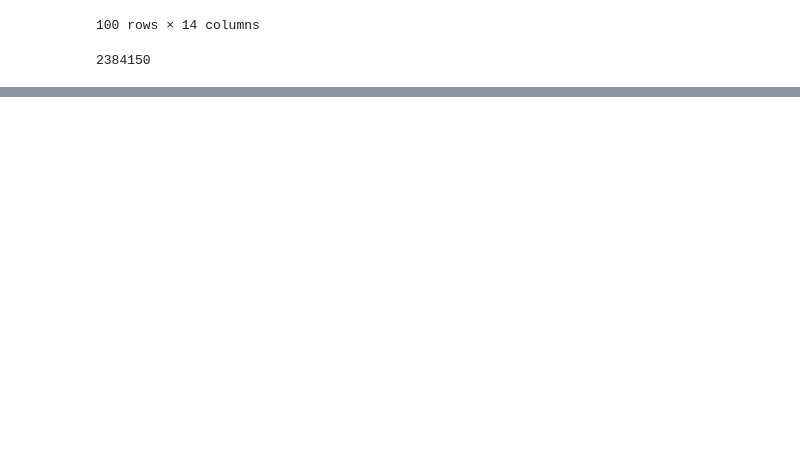
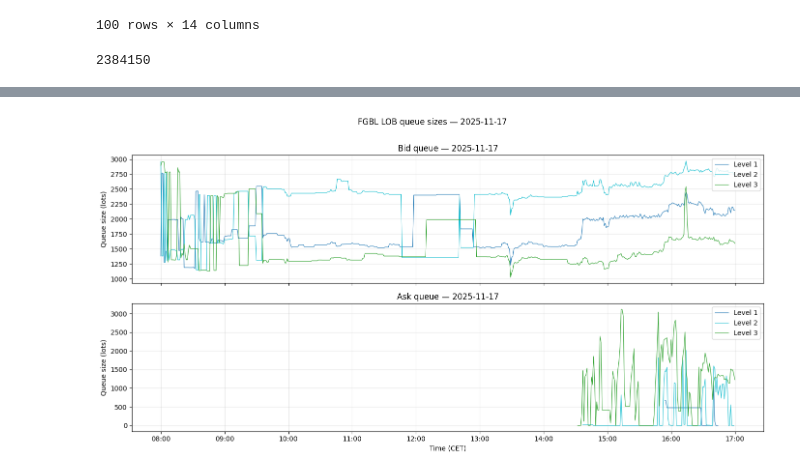
Before and after one commit to MrMay0/queue-reactive-models, a Jupyter notebook: notebooks/01_data_exploration.ipynb, the cells around one changed output, grey strips where cells are left out. Saved outputs shown, nothing was run; the diff lists cells and outputs as text; code cells hidden in the pictures; blank space fills up the shorter version.

```diff
--- a/notebooks/01_data_exploration.ipynb
+++ b/notebooks/01_data_exploration.ipynb
@@ -92,0 +104,13 @@ df_all.head()
+# %%
+import pandas as pd
+import numpy as np
+import matplotlib.pyplot as plt
+from datetime import date
+
+# Load event flow for 2025-11-17
+df_flow = pd.read_parquet("../data/processed/FGBL_event_flow.parquet")
+df_day = df_flow[df_flow["date"] == date(2025, 11, 17)].copy()
+
+print(f"Events on 2025-11-17: {len(df_day):,}")
+print(f"p_ref range: {df_day['p_ref'].min():.3f} – {df_day['p_ref'].max():.3f}")
+df_day.head()
@@ -92,0 +216,35 @@ df_all.head()
+# %%
+import matplotlib.dates as mdates
+
+# Compute q_after for every event on 2025-11-17
+df_plot = df_day.copy()
+df_plot["q_after"] = df_plot.apply(
+    lambda r: max(0, r["q_before"] + r["size"] if r["eta"] == "L" else r["q_before"] - r["size"]),
+    axis=1,
+)
+
+fig, axes = plt.subplots(2, 1, figsize=(14, 7), sharex=True)
+
+colors = {1: "tab:blue", 2: "tab:cyan", 3: "tab:green"}
+
+for ax, side, label in zip(axes, ["B", "A"], ["Bid", "Ask"]):
+    df_side = df_plot[df_plot["side"] == side]
+    for lvl in [1, 2, 3]:
+        df_lvl = df_side[df_side["level"] == lvl][["q_after"]].copy()
+        # Resample to 1-minute intervals, taking the last observed q_after
+        df_lvl_1m = df_lvl.resample("1min").last().ffill()
+        ax.plot(df_lvl_1m.index, df_lvl_1m["q_after"],
+                linewidth=0.8, color=colors[lvl], label=f"Level {lvl}")
+    ax.set_ylabel("Queue size (lots)")
+    ax.set_title(f"{label} queue — 2025-11-17")
+    ax.legend(loc="upper right")
+    ax.xaxis.set_major_formatter(mdates.DateFormatter("%H:%M"))
+    ax.xaxis.set_major_locator(mdates.HourLocator())
+    ax.grid(alpha=0.3)
+
+axes[-1].set_xlabel("Time (CET)")
+plt.suptitle("FGBL LOB queue sizes — 2025-11-17", y=1.01)
+plt.tight_layout()
+plt.show()
+# %% [output]
+[figure, added]
```
Also changed, not shown: parts of 11 cells of this notebook, 22 other files.
